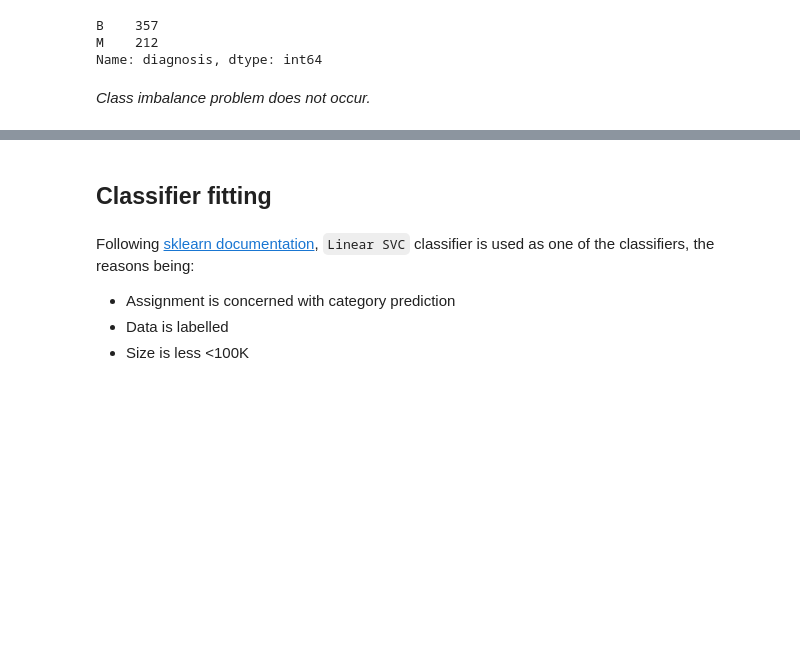
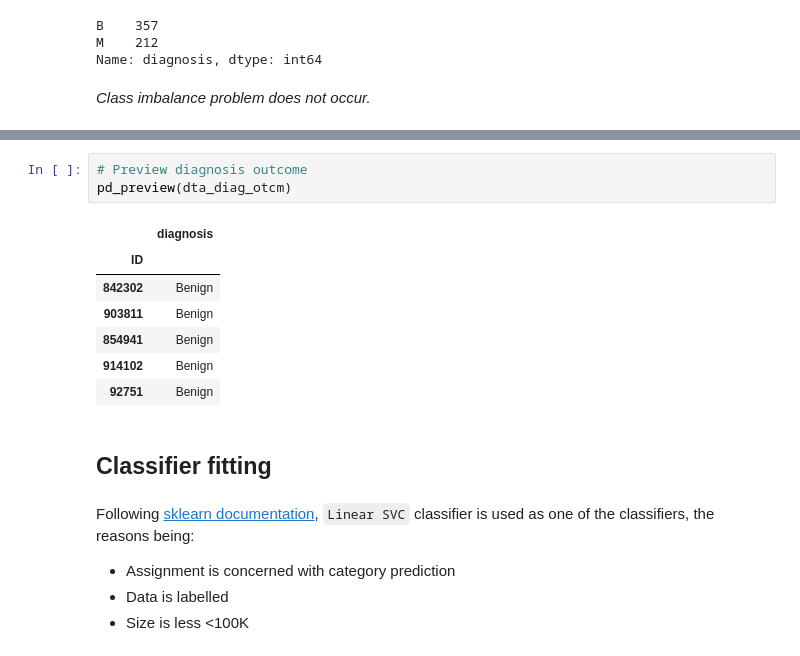
Before and after one commit to konradedgar/wdbc, a Jupyter notebook: wbc_anls.ipynb, the cells around one changed output, grey strips where cells are left out. Drawn from its saved outputs; the diff is of its cells as text; blank space fills up the shorter version.

```diff
--- a/wbc_anls.ipynb
+++ b/wbc_anls.ipynb
@@ -322,3 +318,14 @@ test.shape
+# %%
+# Preview diagnosis outcome
+pd_preview(dta_diag_otcm)
+# %% [output]
+|  | diagnosis |
+| ID |  |
+| 842302 | Benign |
+| 903811 | Benign |
+| 854941 | Benign |
+| 914102 | Benign |
+| 92751 | Benign |
 # %% [markdown]
 ## Classifier fitting
 # %% [markdown]
```
Also changed, not shown: parts of 13 cells of this notebook.
